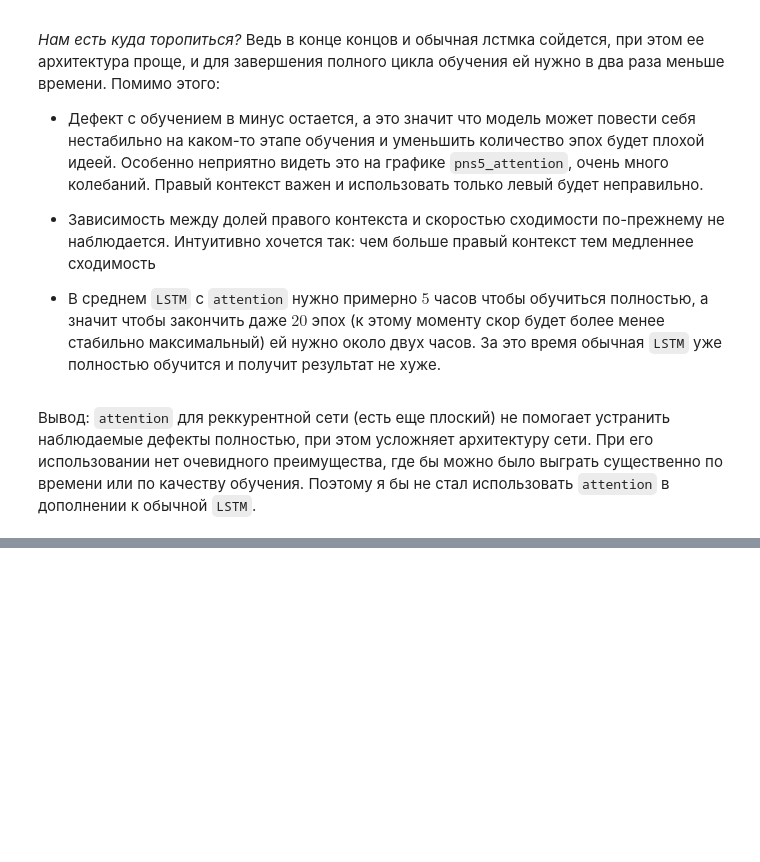
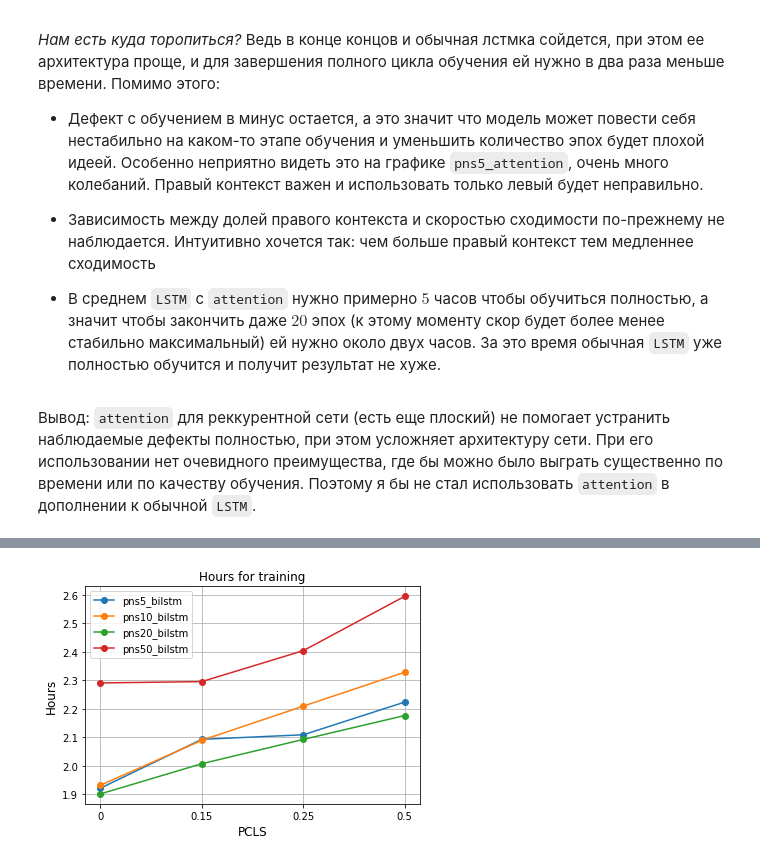
Before and after one commit to okulovsky/grammar_ru, a Jupyter notebook: notebooks/2022 Autumn/AttentionAffect.ipynb, the cells around one changed output, grey strips where cells are left out. Cells and saved outputs as stored; diff of their text form; code cells hidden in the pictures; blank space fills up the shorter version.

```diff
--- a/notebooks/2022 Autumn/AttentionAffect.ipynb
+++ b/notebooks/2022 Autumn/AttentionAffect.ipynb
@@ -150,0 +171,6 @@ plot_roc_auc_score([pns5_attention, pns10_attention, pns20_attention, pns50_atte
+# %%
+plot_hours_for_training([pns5_bilstm, pns10_bilstm, pns20_bilstm, pns50_bilstm],
+                        ['pns5_bilstm', 'pns10_bilstm', 'pns20_bilstm', 'pns50_bilstm']
+)
+# %% [output]
+[figure, added]
```
Also changed, not shown: parts of 7 cells of this notebook, 5 other files.
